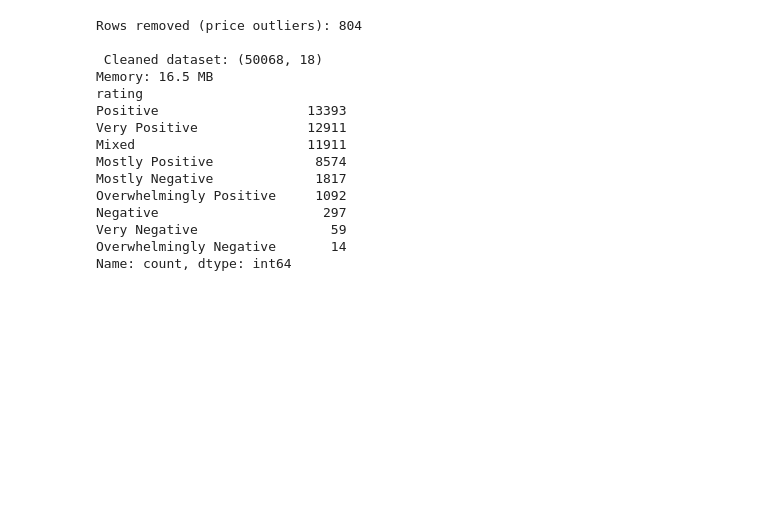
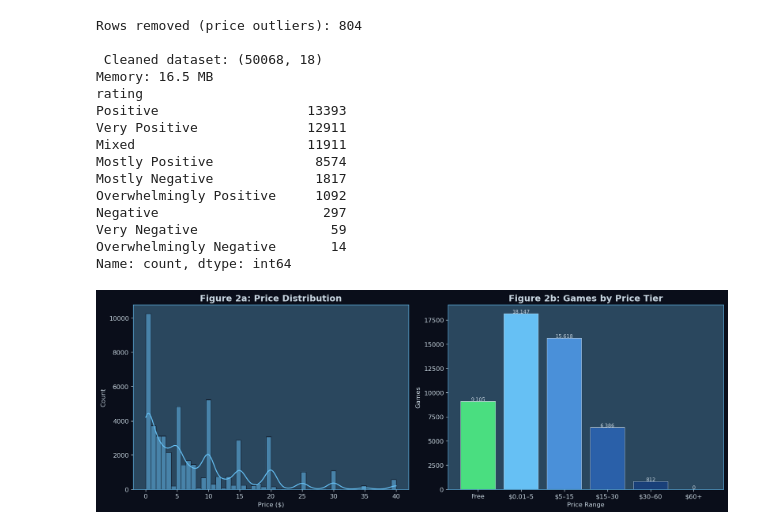
Before and after one commit to keshabbhattarai126/GamesRecommendationOnSteam, a Jupyter notebook: steam_game_recommender.ipynb, the cells around one changed output. Drawn from its saved outputs; the diff is of its cells as text; code cells hidden in the pictures; blank space fills up the shorter version.

Commit message:
exploratory data analysis, price distribution

```diff
--- a/steam_game_recommender.ipynb
+++ b/steam_game_recommender.ipynb
@@ -151,3 +151,28 @@ Negative                     297
 Very Negative                 59
 Overwhelmingly Negative       14
 Name: count, dtype: int64
+# %%
+# ── Figure 2: Price Distribution ──
+fig, axes = plt.subplots(1, 2, figsize=(14,5))
+
+sns.histplot(games[games['price_final']<70]['price_final'],
+             bins=50, kde=True, color=STEAM_BLUE, ax=axes[0], edgecolor=STEAM_DARK)
+axes[0].set_title('Figure 2a: Price Distribution')
+axes[0].set_xlabel('Price ($)')
+
+bins_labels = ['Free','$0.01–5','$5–15','$15–30','$30–60','$60+']
+price_cats  = pd.cut(games['price_final'],bins=[-0.01,0,5,15,30,60,10000],labels=bins_labels)
+price_counts = price_cats.value_counts().sort_index()
+c = [STEAM_GREEN,STEAM_BLUE,'#4a90d9','#2a60a9','#1a4079',STEAM_PANEL]
+bars = axes[1].bar(price_counts.index, price_counts.values, color=c, edgecolor=STEAM_LIGHT, linewidth=0.5)
+axes[1].set_title('Figure 2b: Games by Price Tier')
+axes[1].set_xlabel('Price Range')
+axes[1].set_ylabel('Games')
+for bar in bars:
+    axes[1].text(bar.get_x()+bar.get_width()/2, bar.get_height()+30,
+                 f'{int(bar.get_height()):,}', ha='center', fontsize=8)
+plt.tight_layout()
+plt.savefig('fig02_price_analysis.png', bbox_inches='tight')
+plt.show()
+# %% [output]
+[figure, added]
```
